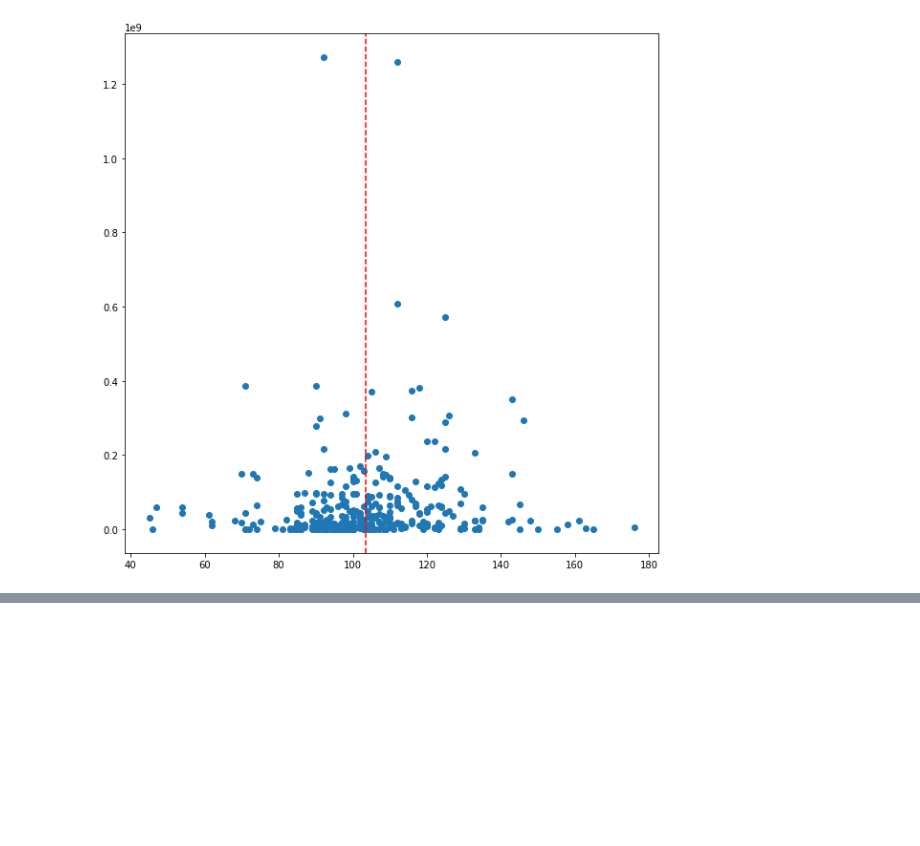
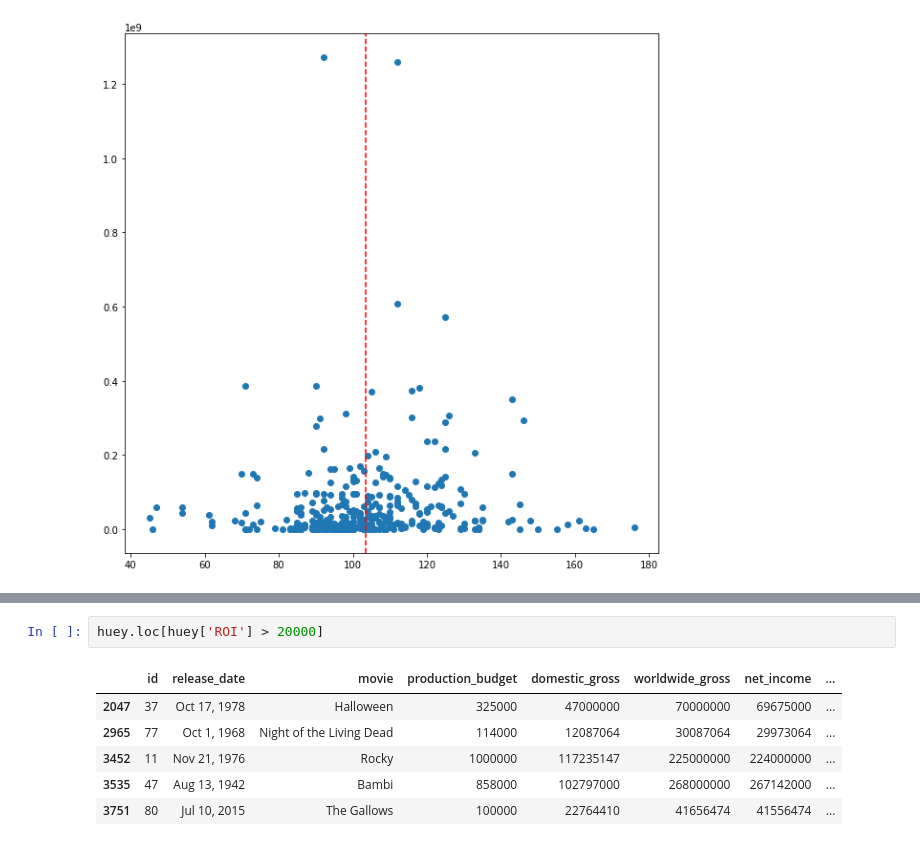
Before and after one commit to StefanoCaruso456/Movie-Studio-Project, a Jupyter notebook: notebook_development/jbook_Samuel.ipynb, the cells around one changed output, grey strips where cells are left out. Cells and saved outputs as stored; diff of their text form; blank space fills up the shorter version.

```diff
--- a/notebook_development/jbook_Samuel.ipynb
+++ b/notebook_development/jbook_Samuel.ipynb
@@ -295 +255,10 @@ genebudget('Action')
+# %%
+huey.loc[huey['ROI'] > 20000]
+# %% [output]
+|  | id | release_date | movie | production_budget | domestic_gross | worldwide_gross | net_income | ... |
+| 2047 | 37 | Oct 17, 1978 | Halloween | 325000 | 47000000 | 70000000 | 69675000 | ... |
+| 2965 | 77 | Oct 1, 1968 | Night of the Living Dead | 114000 | 12087064 | 30087064 | 29973064 | ... |
+| 3452 | 11 | Nov 21, 1976 | Rocky | 1000000 | 117235147 | 225000000 | 224000000 | ... |
+| 3535 | 47 | Aug 13, 1942 | Bambi | 858000 | 102797000 | 268000000 | 267142000 | ... |
+| 3751 | 80 | Jul 10, 2015 | The Gallows | 100000 | 22764410 | 41656474 | 41556474 | ... |
 # %%
```
Also changed, not shown: parts of 10 cells of this notebook.
